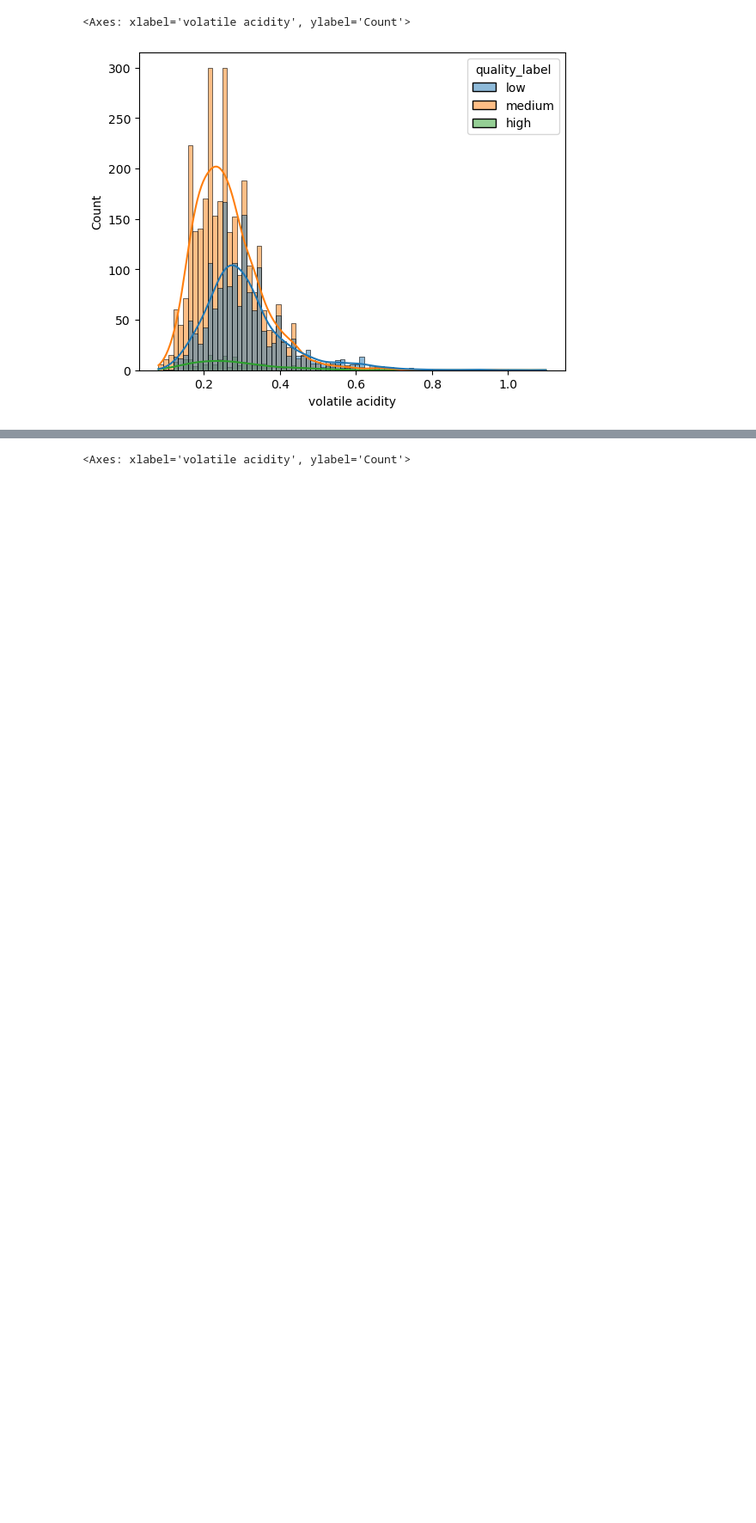
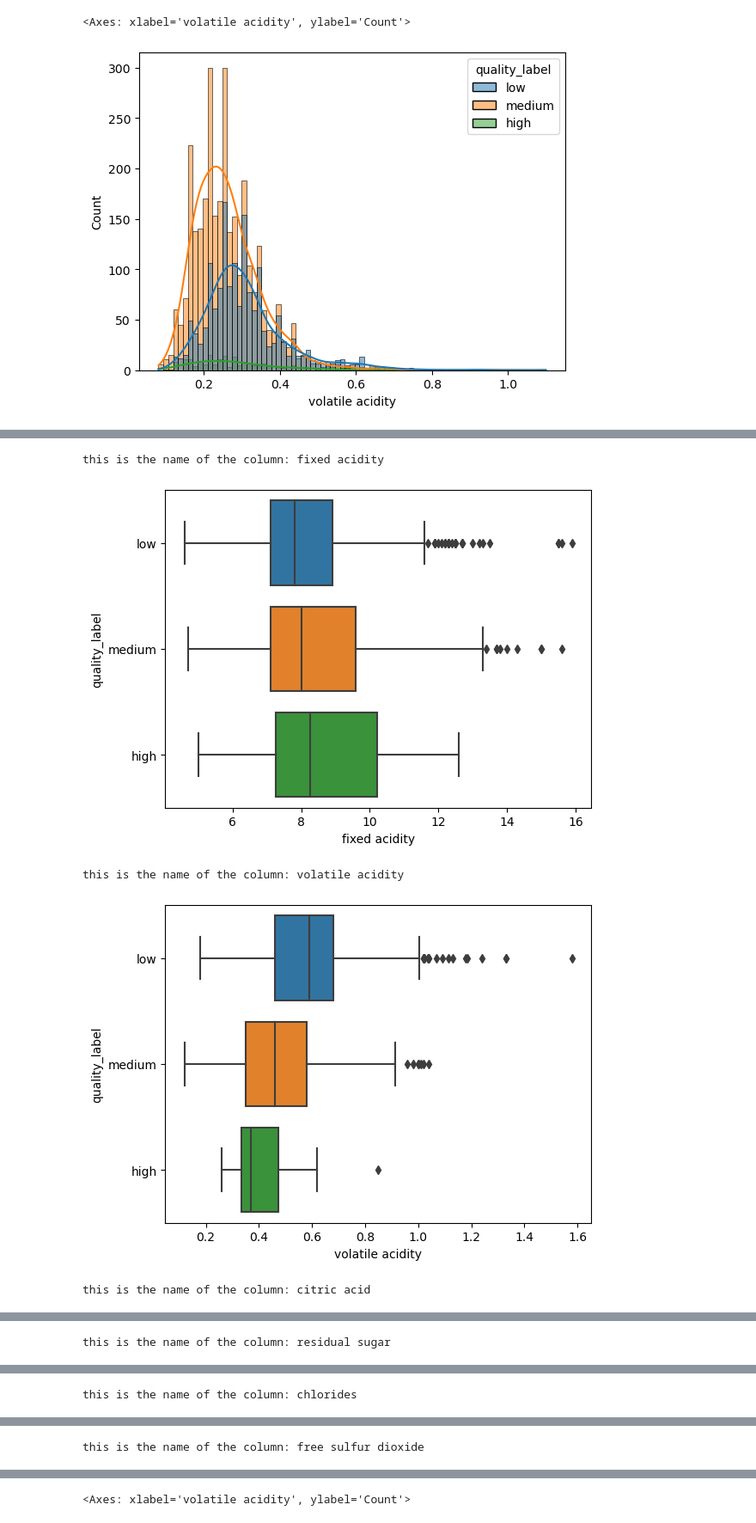
Before and after one commit to MiriamHerrmann/Wine_Data_Project, a Jupyter notebook: WineDataSet.ipynb, the cells around one changed output, grey strips where cells are left out. Shown at 86% size. Drawn from its saved outputs; the diff is of its cells as text; code cells hidden in the pictures; blank space fills up the shorter version.

Commit message:
How to: print multiple graphs for all variables using a for loop

```diff
--- a/WineDataSet.ipynb
+++ b/WineDataSet.ipynb
@@ -253,0 +261,13 @@ sns.histplot(x = 'volatile acidity', data= white_wine_01, kde=True, hue='quality
+# %%
+col_list_r = red_wine_01.columns
+for columnname in col_list_r:
+    print('this is the name of the column:', columnname)
+    sns.boxplot(x = columnname, y = 'quality_label', data= red_wine_01)
+
+    plt.show()
+# %% [output]
+this is the name of the column: fixed acidity
+[figure, added]
+this is the name of the column: volatile acidity
+[figure, added]
+this is the name of the column: citric acid
@@ -253,0 +275 @@ sns.histplot(x = 'volatile acidity', data= white_wine_01, kde=True, hue='quality
+this is the name of the column: residual sugar
@@ -253,0 +277 @@ sns.histplot(x = 'volatile acidity', data= white_wine_01, kde=True, hue='quality
+this is the name of the column: chlorides
@@ -253,0 +279 @@ sns.histplot(x = 'volatile acidity', data= white_wine_01, kde=True, hue='quality
+this is the name of the column: free sulfur dioxide
```
Also changed, not shown: parts of 8 cells of this notebook.
